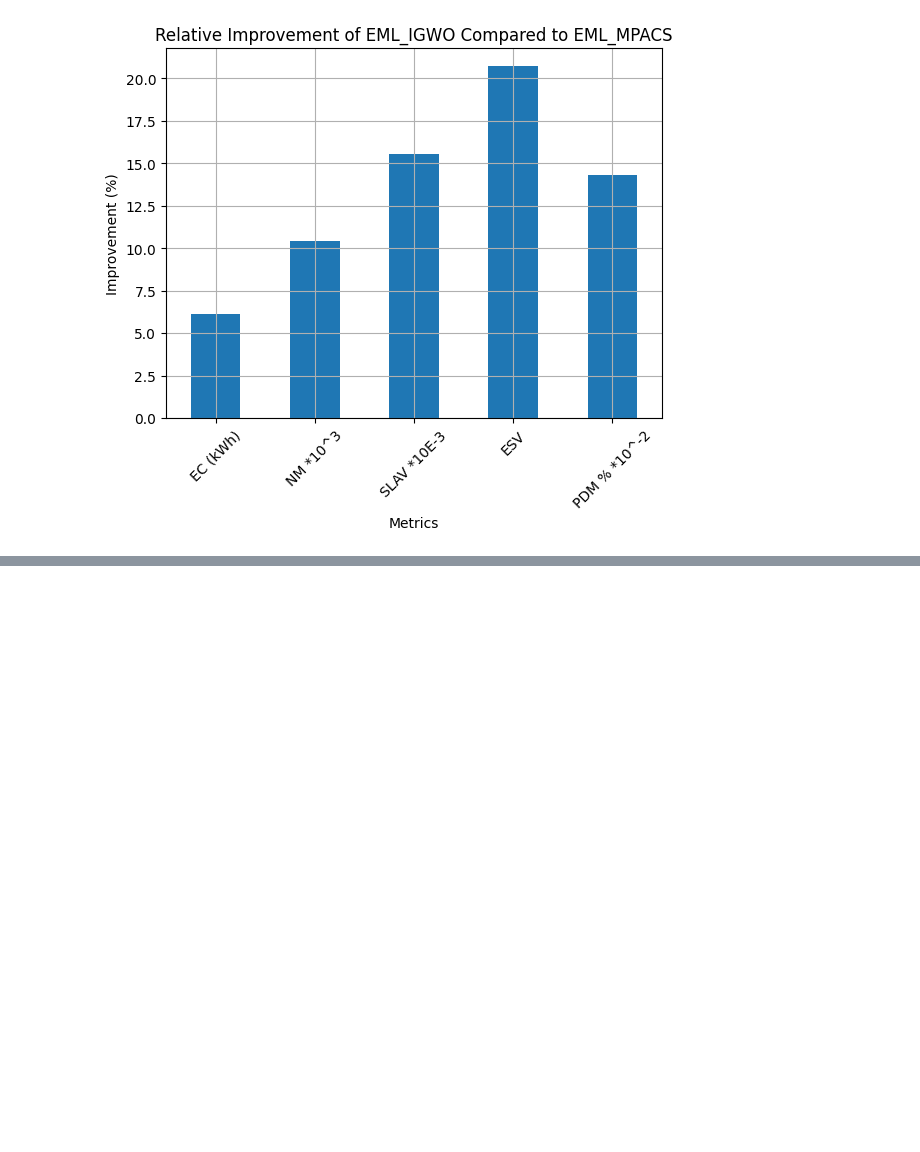
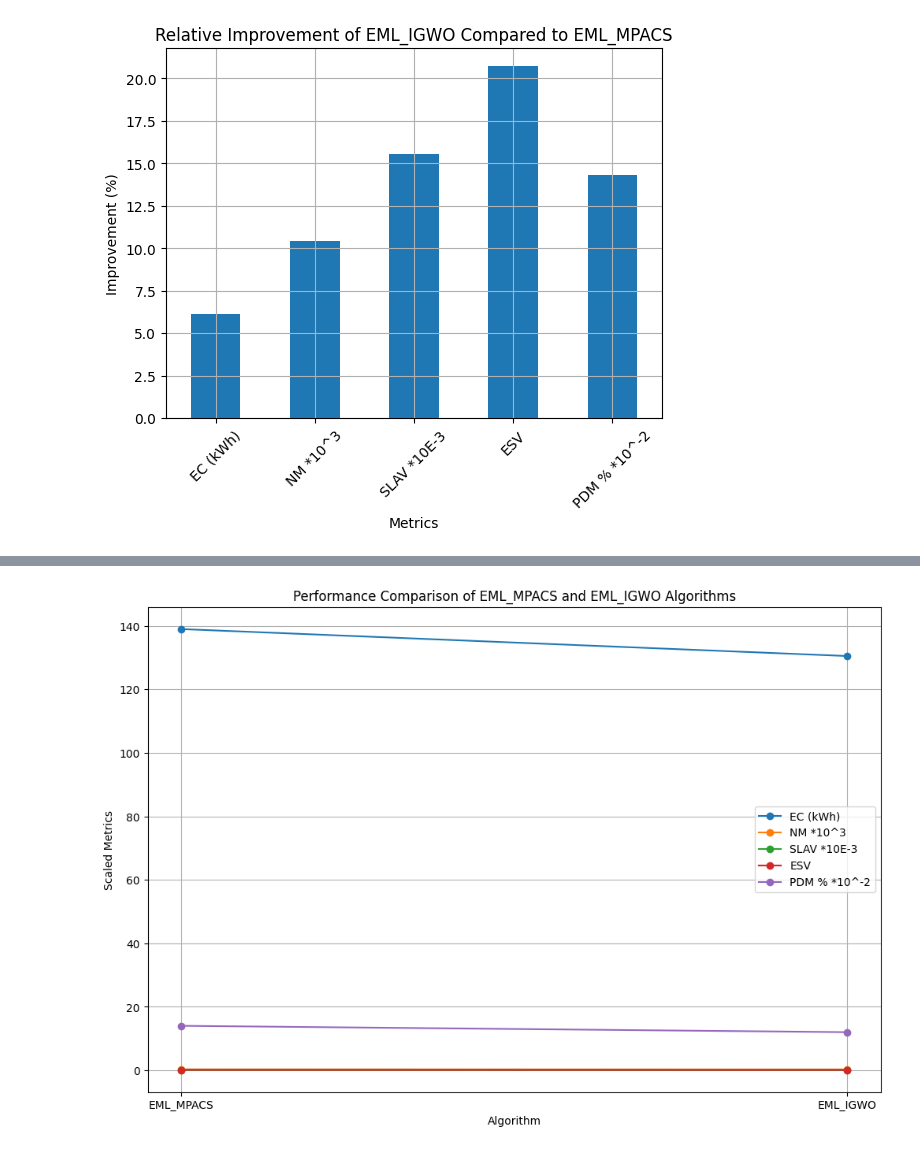
Before and after one commit to Dei-gratia/Android-CandyCodedApplication, a Jupyter notebook: Machine Learning & Deep Learning Projects for Beginners/Dissertation_results_analysis.ipynb, the cells around one changed output, grey strips where cells are left out. Cells and saved outputs as stored; diff of their text form; code cells hidden in the pictures; blank space fills up the shorter version.

```diff
--- a/Machine Learning & Deep Learning Projects for Beginners/Dissertation_results_analysis.ipynb
+++ b/Machine Learning & Deep Learning Projects for Beginners/Dissertation_results_analysis.ipynb
@@ -525,0 +562,40 @@ plt.show()
+# %%
+import pandas as pd
+import matplotlib.pyplot as plt
+
+# Data from the provided image
+data = {
+    'Algorithm': ['IQR_MMT', 'LR_MMT', 'LRR_MMT', 'MAD_MMT', 'THR_MMT', 'BGWO_VMP', 'EML_MPACS', 'EML_IGWO'],
+    'EC (kWh)': [188.86, 163.15, 163.15, 184.88, 191.73, 143.38, 138.99, 130.49],
+    'NM *10^3': [26.476, 27.632, 27.632, 26.292, 26.634, 23.815, 2.881, 2.581],
+    'SLAV *10E-3': [3.15, 4.63, 4.63, 3.31, 3.24, 2.8, 0.09, 0.076],
+    'ESV': [0.00594909, 0.007553845, 0.007553845, 0.006119528, 0.006212052, 0.00401464, 0.000125091, 9.91724E-05],
+    'PDM % *10^-2': [6, 8, 8, 7, 7, 4, 1.4, 1.2]
+}
+
+df = pd.DataFrame(data)
+
+# Selecting only EML_MPACS and EML_IGWO
+selected_algorithms = df[df['Algorithm'].isin(['EML_MPACS', 'EML_IGWO'])]
+
+# Scaling some metrics for better visualization
+scaled_data = selected_algorithms.copy()
+scaled_data['NM *10^3'] = scaled_data['NM *10^3'] / 10
+scaled_data['ESV'] = scaled_data['ESV'] * 1000
+scaled_data['PDM % *10^-2'] = scaled_data['PDM % *10^-2'] * 10
+
+# Plotting Line Graph for the performance metrics of EML_MPACS and EML_IGWO
+metrics = ['EC (kWh)', 'NM *10^3', 'SLAV *10E-3', 'ESV', 'PDM % *10^-2']
+plt.figure(figsize=(12, 8))
+
+for metric in metrics:
+    plt.plot(scaled_data['Algorithm'], scaled_data[metric], marker='o', label=metric)
+
+plt.title('Performance Comparison of EML_MPACS and EML_IGWO Algorithms')
+plt.xlabel('Algorithm')
+plt.ylabel('Scaled Metrics')
+plt.legend()
+plt.grid(True)
+plt.show()
+# %% [output]
+[figure, added]
```
Also changed, not shown: parts of 15 cells of this notebook.
